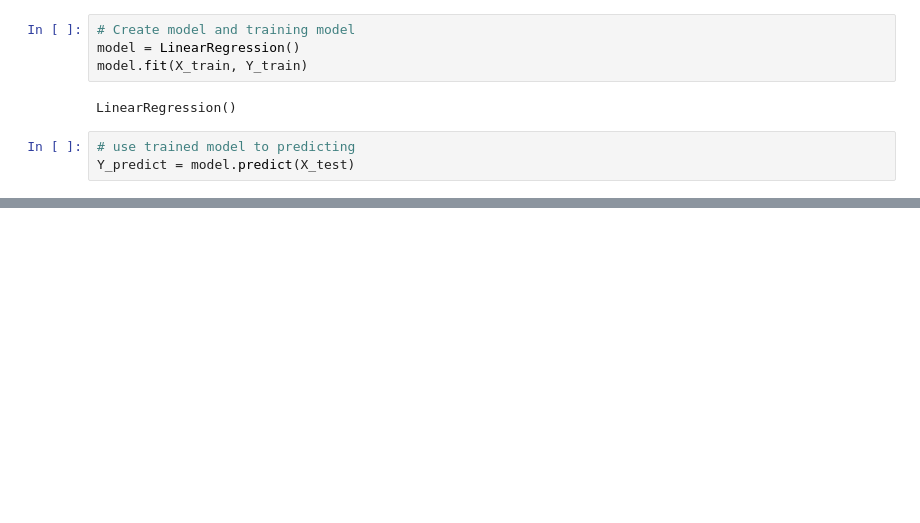
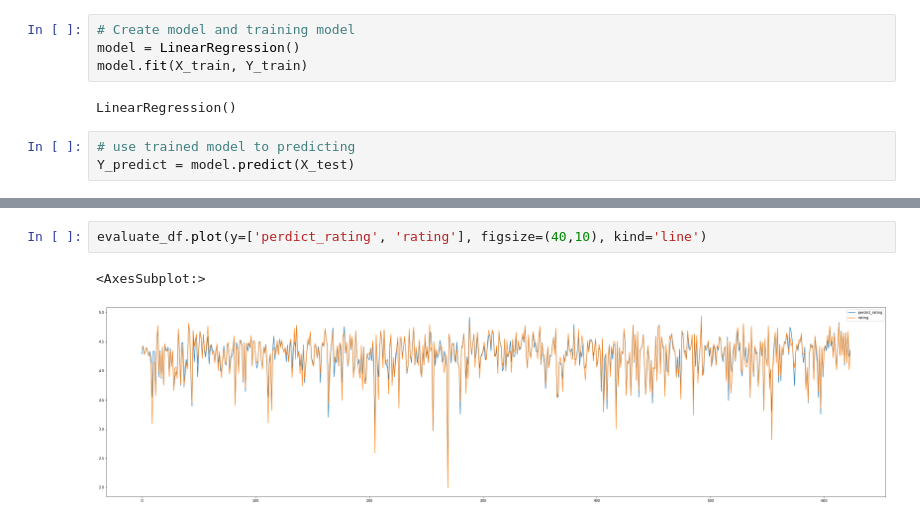
Before and after one commit to vancodocton/1641workspace, a Jupyter notebook: pandas.analytic.ipynb, the cells around one changed output, grey strips where cells are left out. Saved outputs shown, nothing was run; the diff lists cells and outputs as text; blank space fills up the shorter version.

```diff
--- a/pandas.analytic.ipynb
+++ b/pandas.analytic.ipynb
@@ -107,3 +115,8 @@ evaluate_df.head()
+# %%
+evaluate_df.plot(y=['perdict_rating', 'rating'], figsize=(40,10), kind='line')
+# %% [output]
+<AxesSubplot:>
+[figure, added]
 # %%
 evaluate_df['loss'].plot(kind='hist')
 # %% [output]
```
Also changed, not shown: parts of 12 cells of this notebook, 3 other files.
